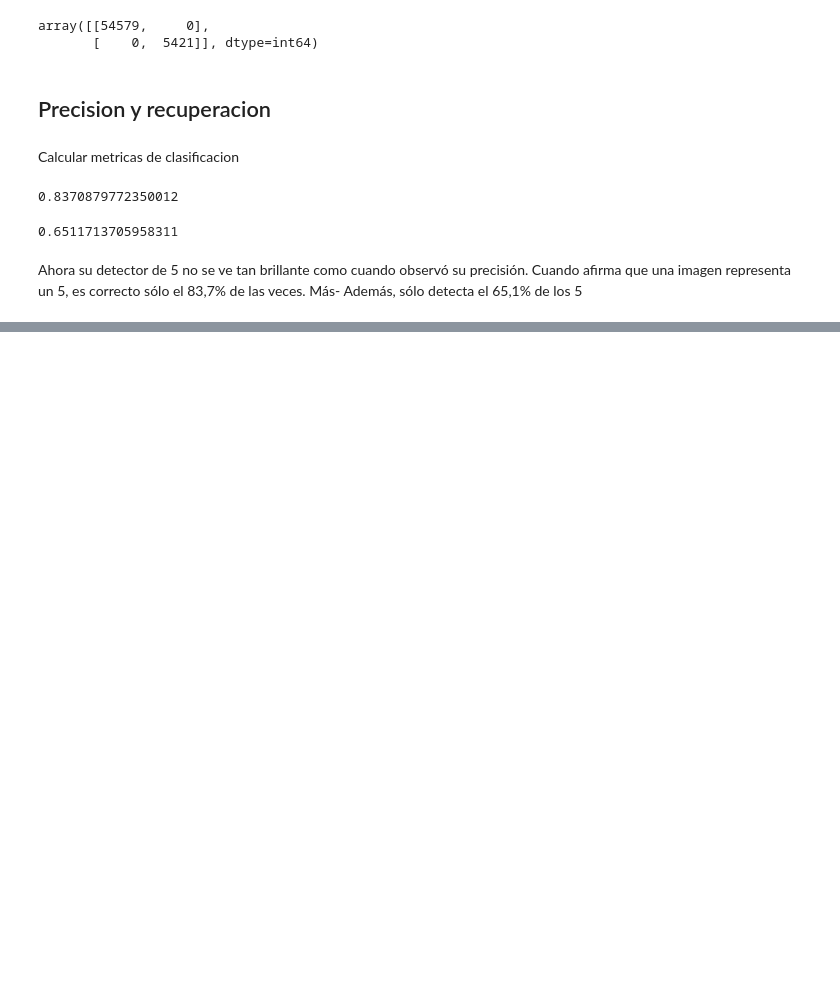
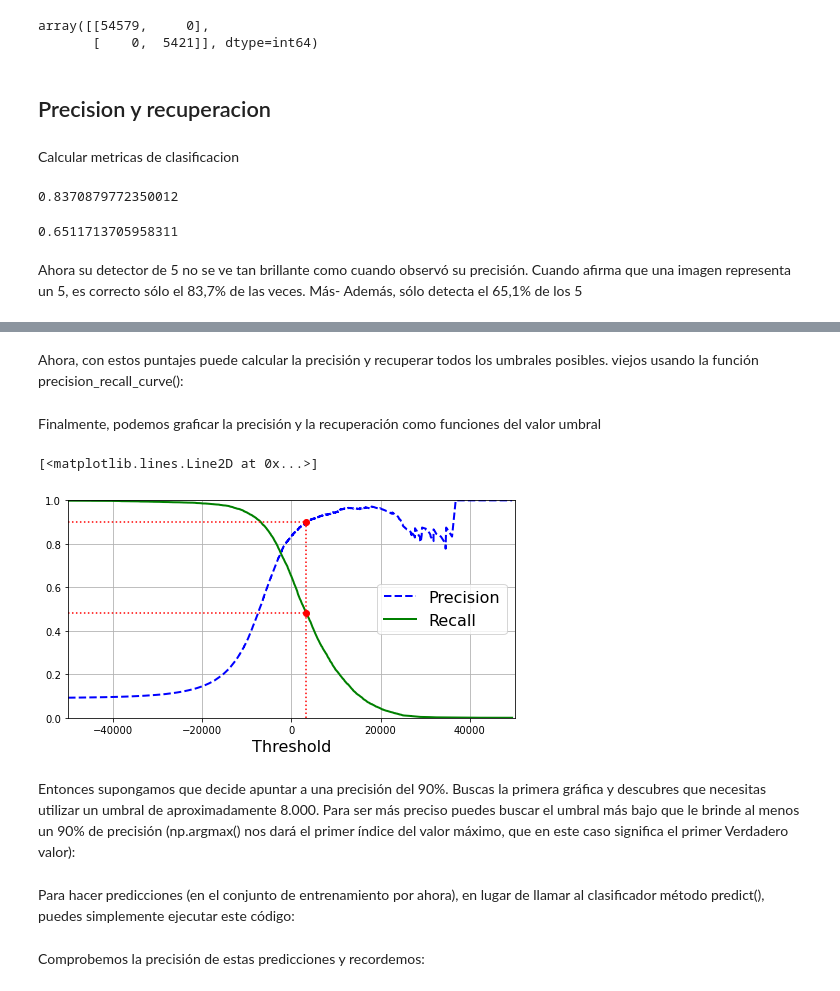
Before and after one commit to erdavg/MNIST, a Jupyter notebook: MNIST.ipynb, the cells around one changed output, grey strips where cells are left out. Cells and saved outputs as stored; diff of their text form; code cells hidden in the pictures; blank space fills up the shorter version.

Commit message:
recall/precision

```diff
--- a/MNIST.ipynb
+++ b/MNIST.ipynb
@@ -173,0 +233,42 @@ Además, sólo detecta el 65,1% de los 5
+# %%
+y_scores = cross_val_predict(sgd_clf, X_train, y_train_5, cv=3,
+method="decision_function")
+# %% [markdown]
+Ahora, con estos puntajes puede calcular la precisión y recuperar todos los umbrales posibles.
+viejos usando la función precision_recall_curve():
+# %%
+from sklearn.metrics import precision_recall_curve
+precisions, recalls, thresholds = precision_recall_curve(y_train_5, y_scores)
+# %% [markdown]
+Finalmente, podemos graficar la precisión y la recuperación como funciones del valor umbral
+# %%
+def plot_precision_recall_vs_threshold(precisions, recalls, thresholds):
+    plt.plot(thresholds, precisions[:-1], "b--", label="Precision", linewidth=2)
+    plt.plot(thresholds, recalls[:-1], "g-", label="Recall", linewidth=2)
+    plt.legend(loc="center right", fontsize=16)
+    plt.xlabel("Threshold", fontsize=16)
+    plt.grid(True)
+    plt.axis([-50000, 50000, 0, 1])
+
+
+
+recall_90_precision = recalls[np.argmax(precisions >= 0.90)]
+threshold_90_precision = thresholds[np.argmax(precisions >= 0.90)]
+
+
+plt.figure(figsize=(8, 4))
+plot_precision_recall_vs_threshold(precisions, recalls, thresholds)
+plt.plot([threshold_90_precision, threshold_90_precision], [0., 0.9], "r:")
+plt.plot([-50000, threshold_90_precision], [0.9, 0.9], "r:")
+plt.plot([-50000, threshold_90_precision], [recall_90_precision, recall_90_precision], "r:")
+plt.plot([threshold_90_precision], [0.9], "ro")
+plt.plot([threshold_90_precision], [recall_90_precision], "ro")
+# %% [output]
+[<matplotlib.lines.Line2D at 0x...>]
+[figure, added]
+# %% [markdown]
+Entonces supongamos que decide apuntar a una precisión del 90%. Buscas la primera gráfica y
+descubres que necesitas utilizar un umbral de aproximadamente 8.000. Para ser más preciso puedes
+buscar el umbral más bajo que le brinde al menos un 90% de precisión (np.argmax()
+nos dará el primer índice del valor máximo, que en este caso significa el primer
+Verdadero valor):
@@ -173,0 +277,3 @@ Además, sólo detecta el 65,1% de los 5
+# %% [markdown]
+Para hacer predicciones (en el conjunto de entrenamiento por ahora), en lugar de llamar al clasificador
+método predict(), puedes simplemente ejecutar este código:
@@ -173,0 +282,2 @@ Además, sólo detecta el 65,1% de los 5
+# %% [markdown]
+Comprobemos la precisión de estas predicciones y recordemos:
```
Also changed, not shown: parts of 16 cells of this notebook.
